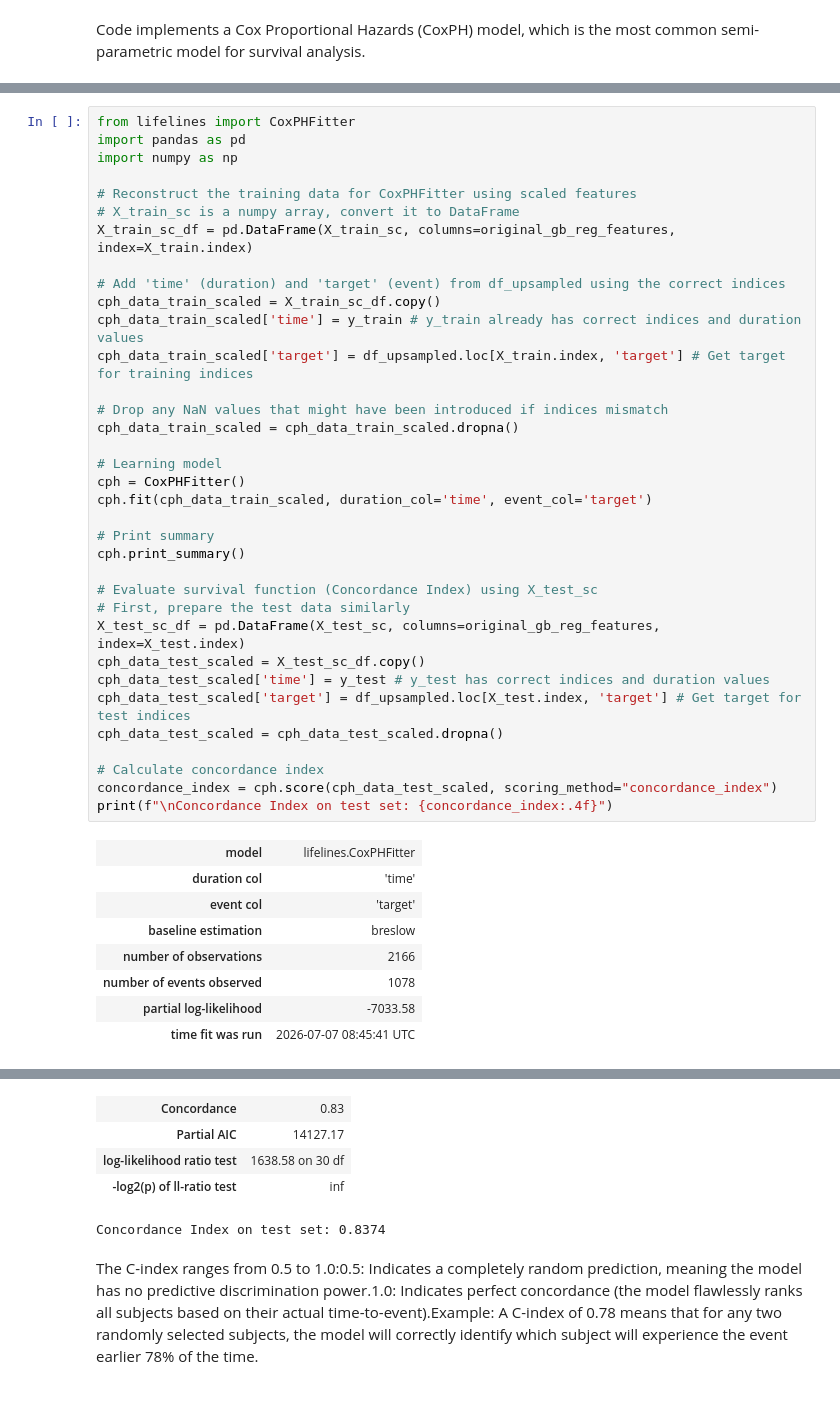
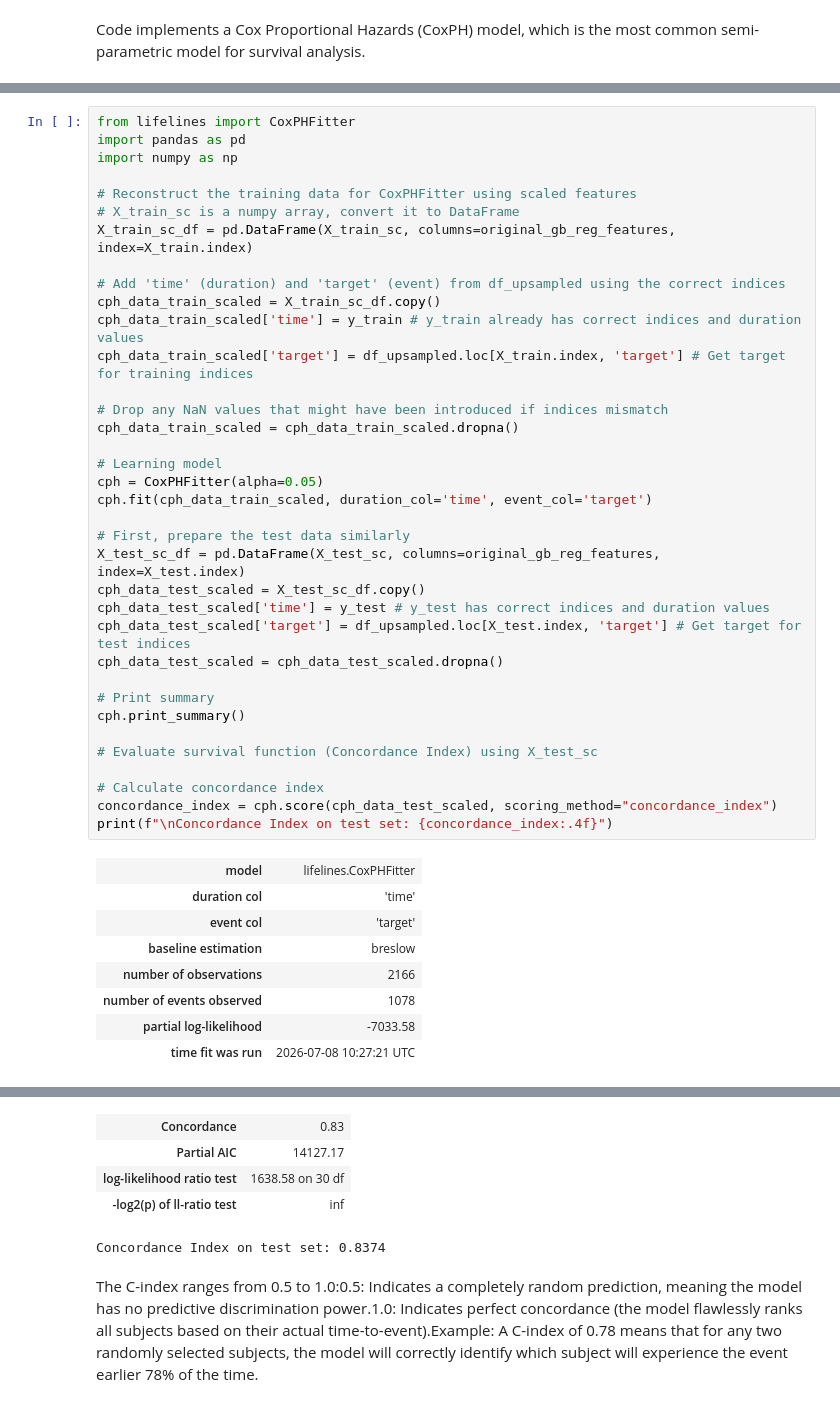
Before and after one commit to D2718281828nis/BioMedAI-Heart-Desease-LifeTime-Forecast, a Jupyter notebook: Survival-function-analysys.ipynb, the cells around one changed output, grey strips where cells are left out. Saved outputs shown, nothing was run; the diff lists cells and outputs as text.

```diff
--- a/Survival-function-analysys.ipynb
+++ b/Survival-function-analysys.ipynb
@@ -554,39 +544,40 @@ X_train_sc_df = pd.DataFrame(X_train_sc, columns=original_gb_reg_features, index
 
 # Add 'time' (duration) and 'target' (event) from df_upsampled using the correct indices
 cph_data_train_scaled = X_train_sc_df.copy()
 cph_data_train_scaled['time'] = y_train # y_train already has correct indices and duration values
 cph_data_train_scaled['target'] = df_upsampled.loc[X_train.index, 'target'] # Get target for training indices
 
 # Drop any NaN values that might have been introduced if indices mismatch
 cph_data_train_scaled = cph_data_train_scaled.dropna()
 
 # Learning model
-cph = CoxPHFitter()
+cph = CoxPHFitter(alpha=0.05)
 cph.fit(cph_data_train_scaled, duration_col='time', event_col='target')
 
-# Print summary
-cph.print_summary()
-
-# Evaluate survival function (Concordance Index) using X_test_sc
 # First, prepare the test data similarly
 X_test_sc_df = pd.DataFrame(X_test_sc, columns=original_gb_reg_features, index=X_test.index)
 cph_data_test_scaled = X_test_sc_df.copy()
 cph_data_test_scaled['time'] = y_test # y_test has correct indices and duration values
 cph_data_test_scaled['target'] = df_upsampled.loc[X_test.index, 'target'] # Get target for test indices
 cph_data_test_scaled = cph_data_test_scaled.dropna()
 
+# Print summary
+cph.print_summary()
+
+# Evaluate survival function (Concordance Index) using X_test_sc
+
 # Calculate concordance index
 concordance_index = cph.score(cph_data_test_scaled, scoring_method="concordance_index")
 print(f"\nConcordance Index on test set: {concordance_index:.4f}")
 # %% [output]
 | model | lifelines.CoxPHFitter |
 | duration col | 'time' |
 | event col | 'target' |
 | baseline estimation | breslow |
 | number of observations | 2166 |
 | number of events observed | 1078 |
 | partial log-likelihood | -7033.58 |
-| time fit was run | 2026-07-07 08:45:41 UTC |
+| time fit was run | 2026-07-08 10:27:21 UTC |
 |  | coef | exp(coef) | se(coef) | coef lower 95% | coef upper 95% | exp(coef) lower 95% | ... |
 | doctor | -0.55 | 0.58 | 0.04 | -0.63 | -0.47 | 0.53 | ... |
 | age | 0.17 | 1.19 | 0.04 | 0.09 | 0.26 | 1.09 | ... |
```
Also changed, not shown: parts of 14 cells of this notebook.
